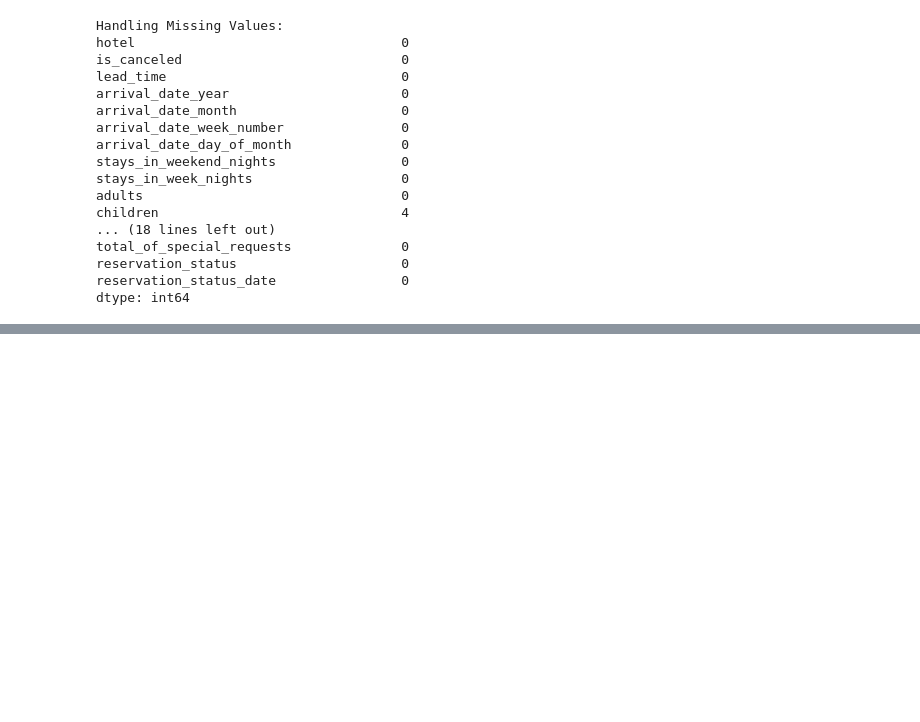
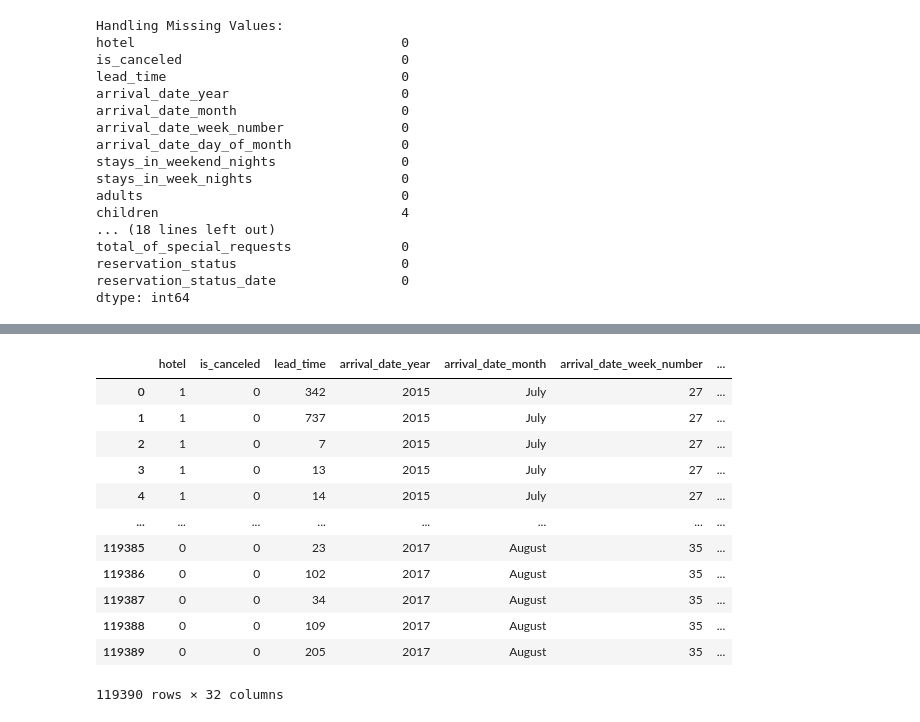
Before and after one commit to GouravSinghal22/Intro-to-AI-and-ML, a Jupyter notebook: Exp2_Preprocessing.ipynb, the cells around one changed output, grey strips where cells are left out. Cells and saved outputs as stored; diff of their text form; code cells hidden in the pictures; blank space fills up the shorter version.

```diff
--- a/Exp2_Preprocessing.ipynb
+++ b/Exp2_Preprocessing.ipynb
@@ -162,0 +157,35 @@ Warning: total number of rows (118902) exceeds max_rows (20000). Limiting to fir
+# %%
+import pandas as pd
+from sklearn.preprocessing import LabelEncoder
+from google.colab.data_table import DataTable
+DataTable.max_columns = 60
+
+# Load the dataset
+url = "https://raw.githubusercontent.com/GouravSinghal22/Intro-to-AI-and-ML/main/hotel_bookings.csv"
+data = pd.read_csv(url)
+
+# Categorical columns you want to label encode
+categorical_cols = ['hotel', 'meal', 'market_segment', 'distribution_channel', 'deposit_type', 'customer_type']
+
+# Create a label encoder for each categorical column and transform the data
+label_encoders = {}
+for col in categorical_cols:
+    label_encoders[col] = LabelEncoder()
+    data[col] = label_encoders[col].fit_transform(data[col])
+
+# Print the encoded dataset
+data
+# %% [output]
+|  | hotel | is_canceled | lead_time | arrival_date_year | arrival_date_month | arrival_date_week_number | ... |
+| 0 | 1 | 0 | 342 | 2015 | July | 27 | ... |
+| 1 | 1 | 0 | 737 | 2015 | July | 27 | ... |
+| 2 | 1 | 0 | 7 | 2015 | July | 27 | ... |
+| 3 | 1 | 0 | 13 | 2015 | July | 27 | ... |
+| 4 | 1 | 0 | 14 | 2015 | July | 27 | ... |
+| ... | ... | ... | ... | ... | ... | ... | ... |
+| 119385 | 0 | 0 | 23 | 2017 | August | 35 | ... |
+| 119386 | 0 | 0 | 102 | 2017 | August | 35 | ... |
+| 119387 | 0 | 0 | 34 | 2017 | August | 35 | ... |
+| 119388 | 0 | 0 | 109 | 2017 | August | 35 | ... |
+| 119389 | 0 | 0 | 205 | 2017 | August | 35 | ... |
+119390 rows × 32 columns
```
Also changed, not shown: parts of 6 cells of this notebook.
